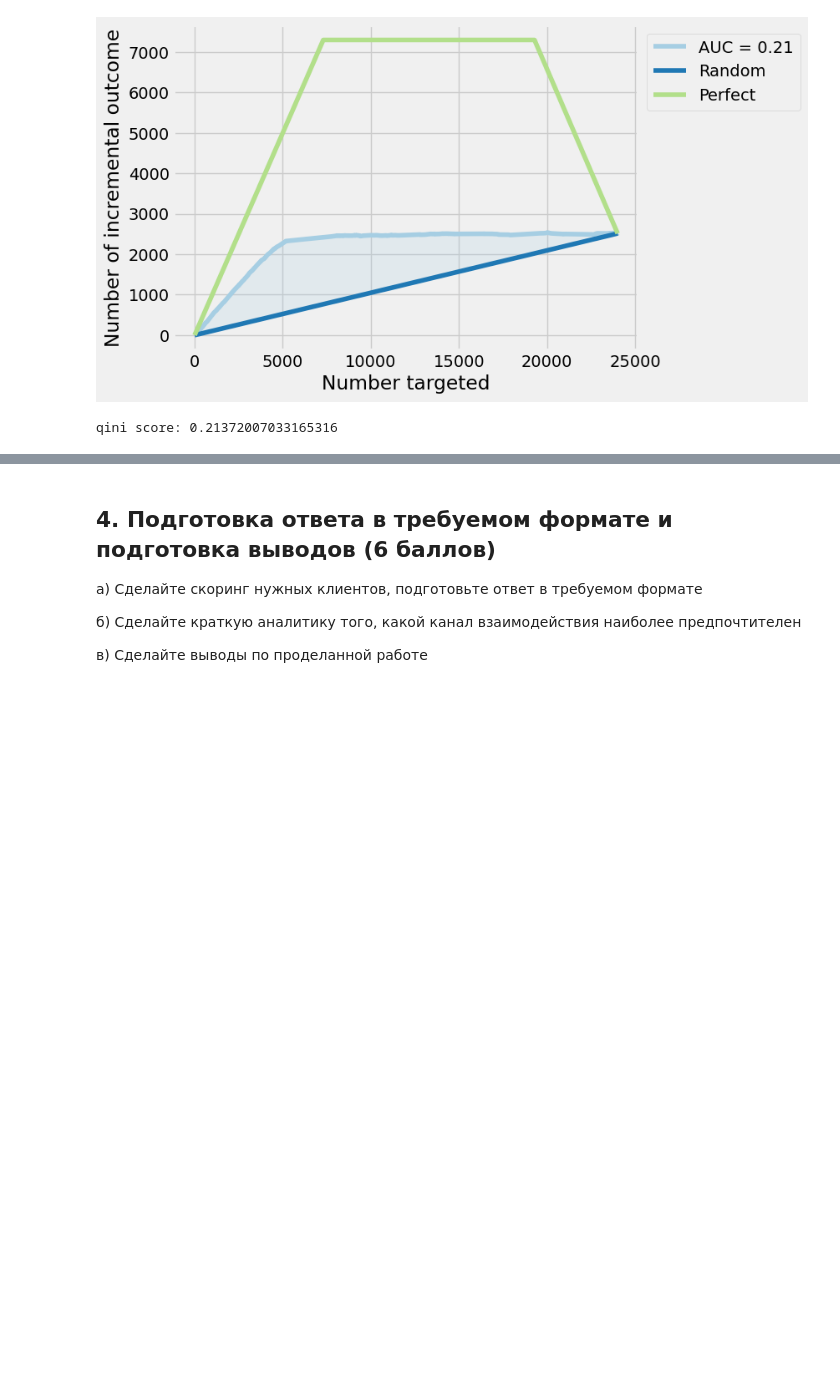
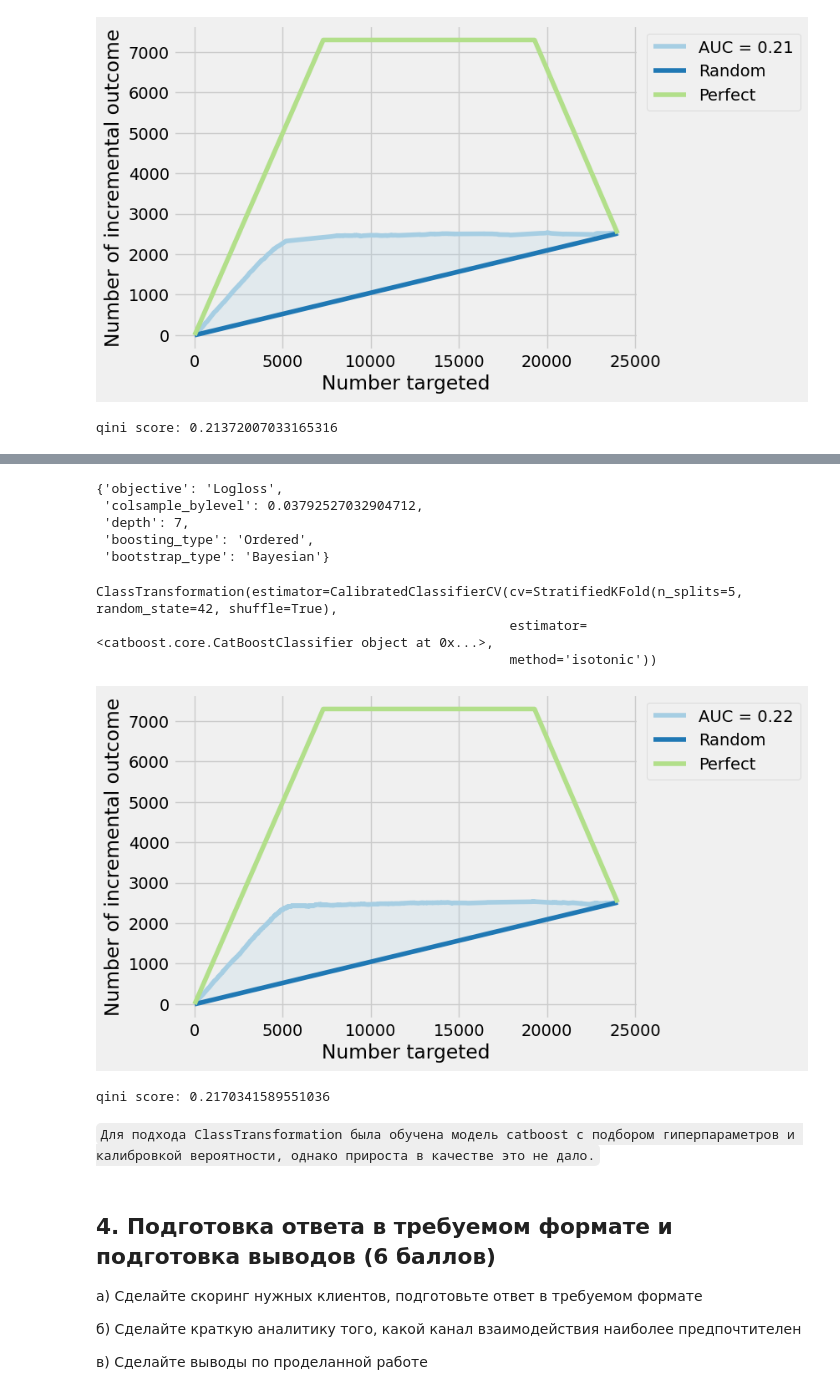
Before and after one commit to vasilyryabtsev/ml-hse-24-25, a Jupyter notebook: HW6_Uplift/AI_HW6_uplift.ipynb, the cells around one changed output, grey strips where cells are left out. Drawn from its saved outputs; the diff is of its cells as text; code cells hidden in the pictures; blank space fills up the shorter version.

```diff
--- a/HW6_Uplift/AI_HW6_uplift.ipynb
+++ b/HW6_Uplift/AI_HW6_uplift.ipynb
@@ -1040,3 +1078,45 @@ Error:
+# %%
+trial.params
+# %% [output]
+{'objective': 'Logloss',
+ 'colsample_bylevel': 0.03792527032904712,
+ 'depth': 7,
+ 'boosting_type': 'Ordered',
+ 'bootstrap_type': 'Bayesian'}
+# %%
+param = {'objective': 'Logloss',
+         'colsample_bylevel': 0.03792527032904712,
+         'depth': 7,
+         'boosting_type': 'Ordered',
+         'bootstrap_type': 'Bayesian'}
+
+skf = StratifiedKFold(n_splits=5,
+                      random_state=42,
+                      shuffle=True)
+
+cb = CatBoostClassifier(**param,
+                        iterations=200,
+                        random_state=42,
+                        cat_features=['city'],
+                        verbose=0)
+
+cb_cal = CalibratedClassifierCV(estimator=cb, method='isotonic', cv=skf)
+cb_transform = ClassTransformation(cb_cal)
+
+cb_transform.fit(Xtrain_new.drop('t_flag', axis=1),
+                 ytrain_new,
+                 Xtrain_new['t_flag'])
+# %% [output]
+ClassTransformation(estimator=CalibratedClassifierCV(cv=StratifiedKFold(n_splits=5, random_state=42, shuffle=True),
+                                                     estimator=<catboost.core.CatBoostClassifier object at 0x...>,
+                                                     method='isotonic'))
+# %%
+qini(cb_transform)
+# %% [output]
+[figure, added]
+qini score: 0.2170341589551036
+# %% [markdown]
+`Для подхода ClassTransformation была обучена модель catboost с подбором гиперпараметров и калибровкой вероятности, однако прироста в качестве это не дало.`
 # %% [markdown]
 <h2>4. Подготовка ответа в требуемом формате и подготовка выводов (6 баллов)</h2>
 
```
Also changed, not shown: parts of 23 cells of this notebook.
